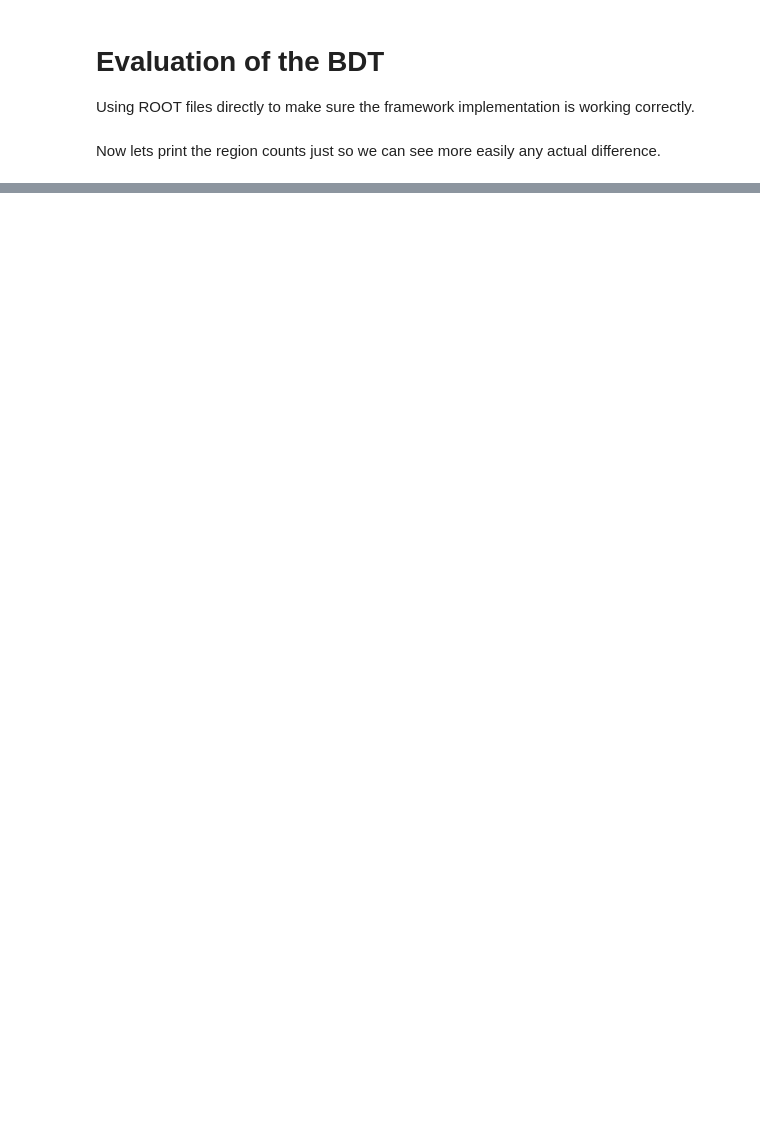
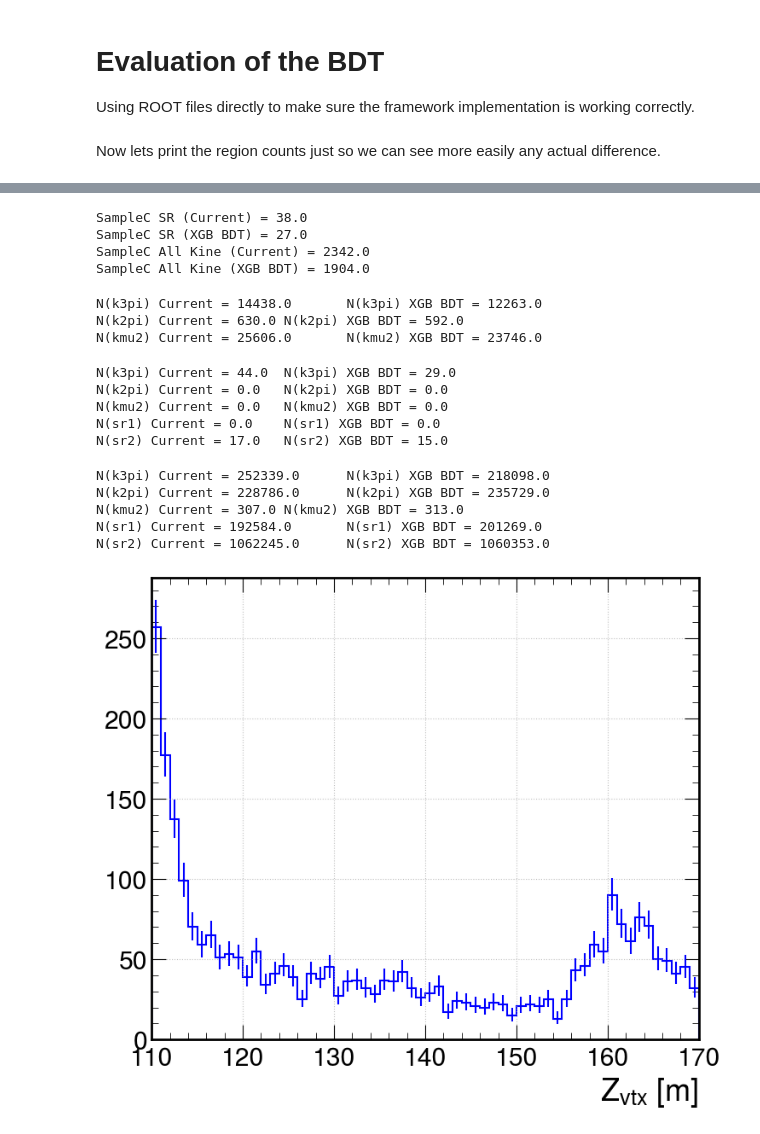
Before and after one commit to ChandlerKenworthy/Upstream, a Jupyter notebook: TreeEvaluation.ipynb, the cells around one changed output, grey strips where cells are left out. Drawn from its saved outputs; the diff is of its cells as text; code cells hidden in the pictures; blank space fills up the shorter version.

```diff
--- a/TreeEvaluation.ipynb
+++ b/TreeEvaluation.ipynb
@@ -285,10 +67,0 @@ Signal Region 2 Kaon5 (With GTK hits veto): 981580.0
-# %%
-#with up.open("./data/fwEvals/KpinnOvl_sampleC_Bkg_Sig_Eval_Kaon4.root:PNNAnalysis") as f:
-#    h = {}
-#    for k in f.keys():
-#        h[k.replace(";1","")] = f[k].to_hist()
-
-h5 = {}
-with up.open("./data/NewFW/kpinn_12_11_overlaid_upstream_kaon5_new.root:PNNAnalysis") as f:
-    for k in f.keys():
-        h5[k.replace(";1","")] = f[k].to_hist()
@@ -404,0 +68,16 @@ Signal Regions (Kaon5, No GTK): 407491.0
+# %%
+# Data file
+h_data = {}
+with up.open("./data/Kaon7/PnnAnalysis_2022_Data_Mismatch_XGBKaon7_StaticThresh.root:PNNAnalysis") as f:
+    for k in f.keys():
+        h_data[k.replace(";1","")] = f[k].to_hist()
+# %%
+h_ke4 = {}
+with up.open("./data/BBFails/Ke4_Noov_BBFail_ANTI0Ups_NoGTK_Static.root:PNNAnalysis") as f:
+    for k in f.keys():
+        h_ke4[k.replace(";1","")] = f[k].to_hist()
+# %%
+h_pnn = {}
+with up.open("./data/BBFails/KpinnNoov_Ups_BBFail_ANTI0Ups_NoGTK_Static.root:PNNAnalysis") as f:
+    for k in f.keys():
+        h_pnn[k.replace(";1","")] = f[k].to_hist()
@@ -404,0 +100,40 @@ Signal Regions (Kaon5, No GTK): 407491.0
+# %%
+print_sampleC_counts(h_data)
+# %% [output]
+SampleC SR (Current) = 38.0
+SampleC SR (XGB BDT) = 27.0
+SampleC All Kine (Current) = 2342.0
+SampleC All Kine (XGB BDT) = 1904.0
+# %%
+print_region_counts(h_data, includeSignalRegion=False)
+# %% [output]
+N(k3pi) Current = 14438.0       N(k3pi) XGB BDT = 12263.0
+N(k2pi) Current = 630.0 N(k2pi) XGB BDT = 592.0
+N(kmu2) Current = 25606.0       N(kmu2) XGB BDT = 23746.0
+# %%
+print_region_counts(h_ke4, includeSignalRegion=True)
+# %% [output]
+N(k3pi) Current = 44.0  N(k3pi) XGB BDT = 29.0
+N(k2pi) Current = 0.0   N(k2pi) XGB BDT = 0.0
+N(kmu2) Current = 0.0   N(kmu2) XGB BDT = 0.0
+N(sr1) Current = 0.0    N(sr1) XGB BDT = 0.0
+N(sr2) Current = 17.0   N(sr2) XGB BDT = 15.0
+# %%
+print_region_counts(h_pnn, includeSignalRegion=True)
+# %% [output]
+N(k3pi) Current = 252339.0      N(k3pi) XGB BDT = 218098.0
+N(k2pi) Current = 228786.0      N(k2pi) XGB BDT = 235729.0
+N(kmu2) Current = 307.0 N(kmu2) XGB BDT = 313.0
+N(sr1) Current = 192584.0       N(sr1) XGB BDT = 201269.0
+N(sr2) Current = 1062245.0      N(sr2) XGB BDT = 1060353.0
+# %%
+plt.figure(figsize=(8,7))
+h_pnn["special_training_zvtx"][::bh.rebin(4)].plot(color="blue")
+plt.grid()
+plt.xlabel(r"$Z_{vtx}$ [m]")
+plt.xlim(110, 170)
+plt.tight_layout()
+plt.savefig("./plots/beamBackground_enhanced_training_sample_Zvtx.pdf")
+plt.show()
+# %% [output]
+[figure, added]
```
Also changed, not shown: parts of 44 cells of this notebook, 2 other files.
